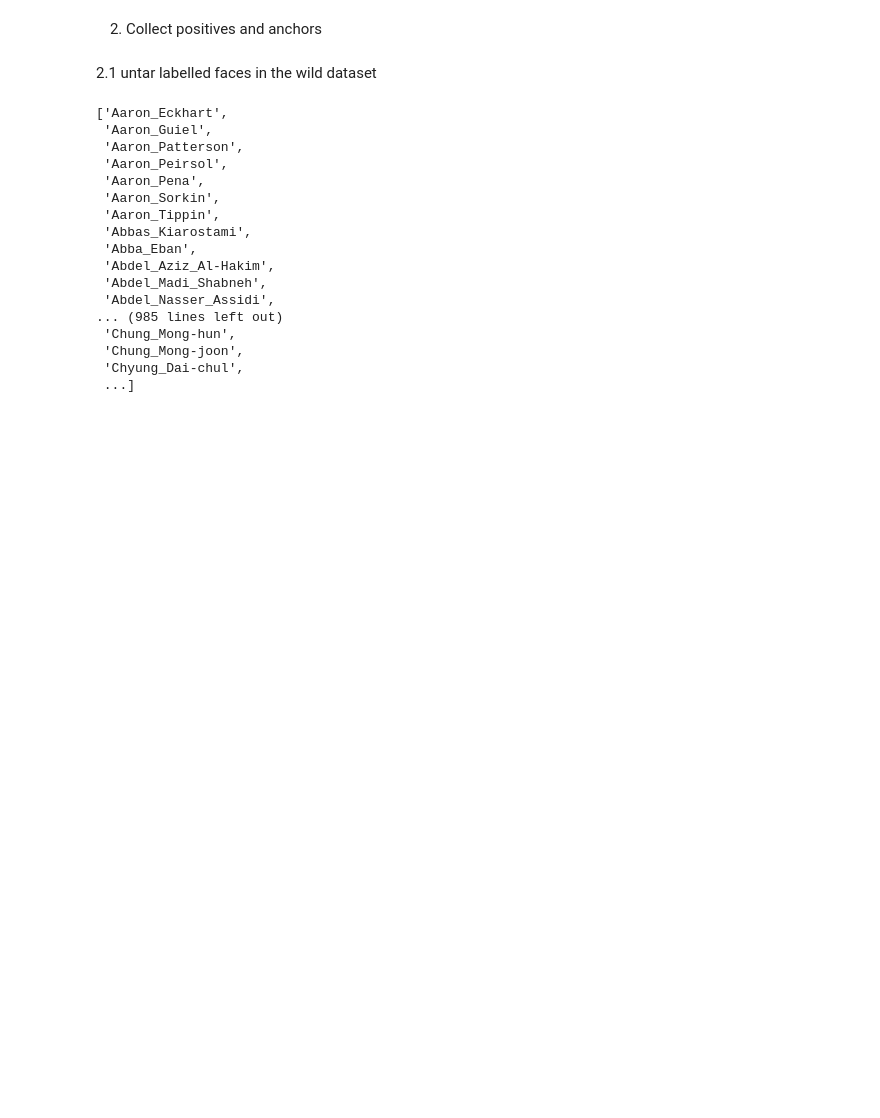
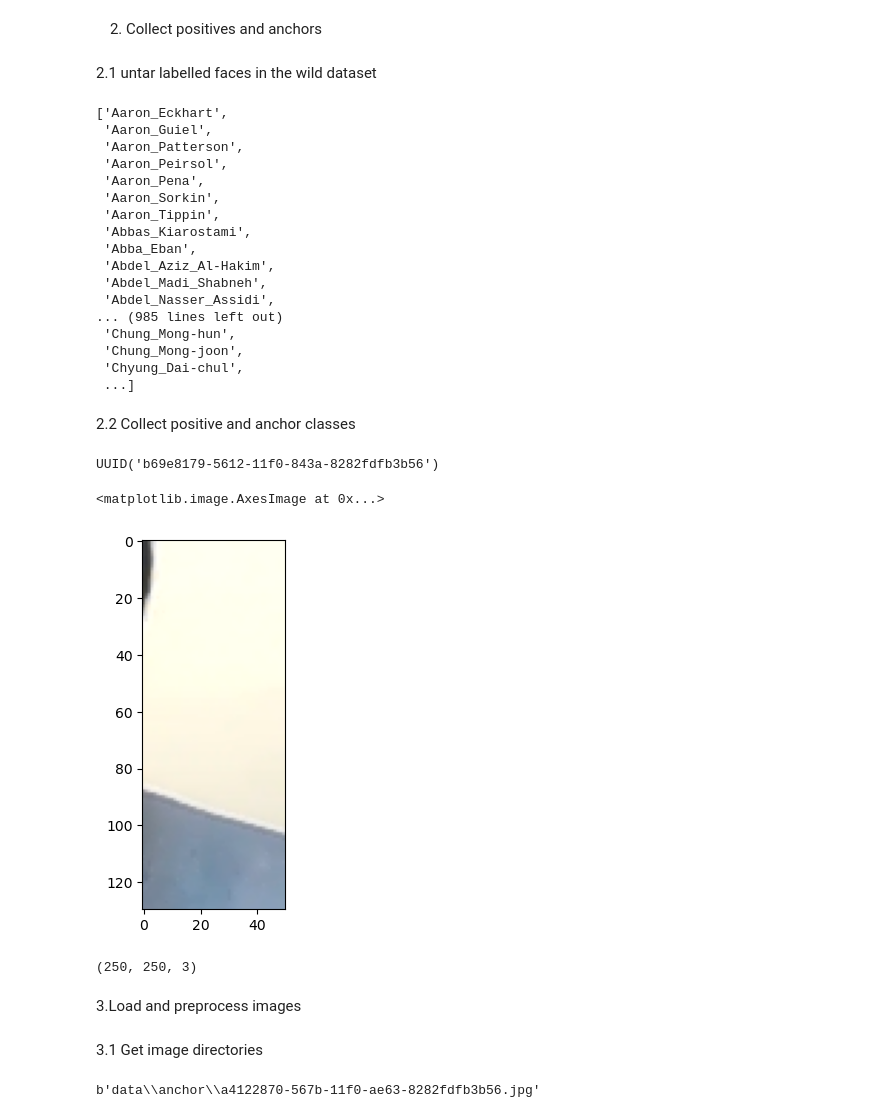
Before and after one commit to NPraveenLiyanage/FaceRecognitionApp, a Jupyter notebook: Facial verification with a siamese netwoek.ipynb, the cells around one changed output. Saved outputs shown, nothing was run; the diff lists cells and outputs as text; code cells hidden in the pictures; blank space fills up the shorter version.

Commit message:
Get image directories

```diff
--- a/Facial verification with a siamese netwoek.ipynb
+++ b/Facial verification with a siamese netwoek.ipynb
@@ -93,3 +95,5 @@ os.listdir('lfw')
  'Chung_Mong-joon',
  'Chyung_Dai-chul',
  ...]
+# %% [markdown]
+2.2 Collect positive and anchor classes
@@ -96,10 +103,45 @@ os.listdir('lfw')
+# %%
+uuid.uuid1()
+# %% [output]
+UUID('b69e8179-5612-11f0-843a-8282fdfb3b56')
 # %%
 cap = cv2.VideoCapture(0)
 while cap.isOpened():
     ret, frame = cap.read()
+
+    #cut down frame to 250x250px
+    frame = frame[120:120+250,200:200+250,:]
+
+    #Collect anchors
+    if cv2.waitKey(10) & 0xFF == ord('a'):
+        #create the unique file path
+        imgname = os.path.join(ANC_PATH, '{}.jpg'.format(uuid.uuid1()))
+        #Write out anchor image
+        cv2.imwrite(imgname, frame)
+
+    #Collect positives
+    if cv2.waitKey(10) & 0xFF == ord('p'):
+        #create the unique file path
+        imgname = os.path.join(PSO_PATH, '{}.jpg'.format(uuid.uuid1()))
+        #Write out positive image
+        cv2.imwrite(imgname, frame)
+
     cv2.imshow('Image Collection', frame)
     #Break gracefully
-    if cv2.waitKey(10) & 0xFF == ord('q'):
+    if cv2.waitKey(1) & 0xFF == ord('q'):
         break
 cap.release()
 cv2.destroyAllWindows()
+# %%
+plt.imshow(frame[120:120+250,200:200+250,:])
+# %% [output]
+<matplotlib.image.AxesImage at 0x...>
+[figure, added]
+# %%
+frame.shape
+# %% [output]
+(250, 250, 3)
+# %% [markdown]
+3.Load and preprocess images
+# %% [markdown]
+3.1 Get image directories
@@ -105,0 +152,4 @@ cv2.destroyAllWindows()
+# %%
+anchor.as_numpy_iterator().next()
+# %% [output]
+b'data\\anchor\\a4122870-567b-11f0-ae63-8282fdfb3b56.jpg'
```
Also changed, not shown: parts of 3 cells of this notebook.
